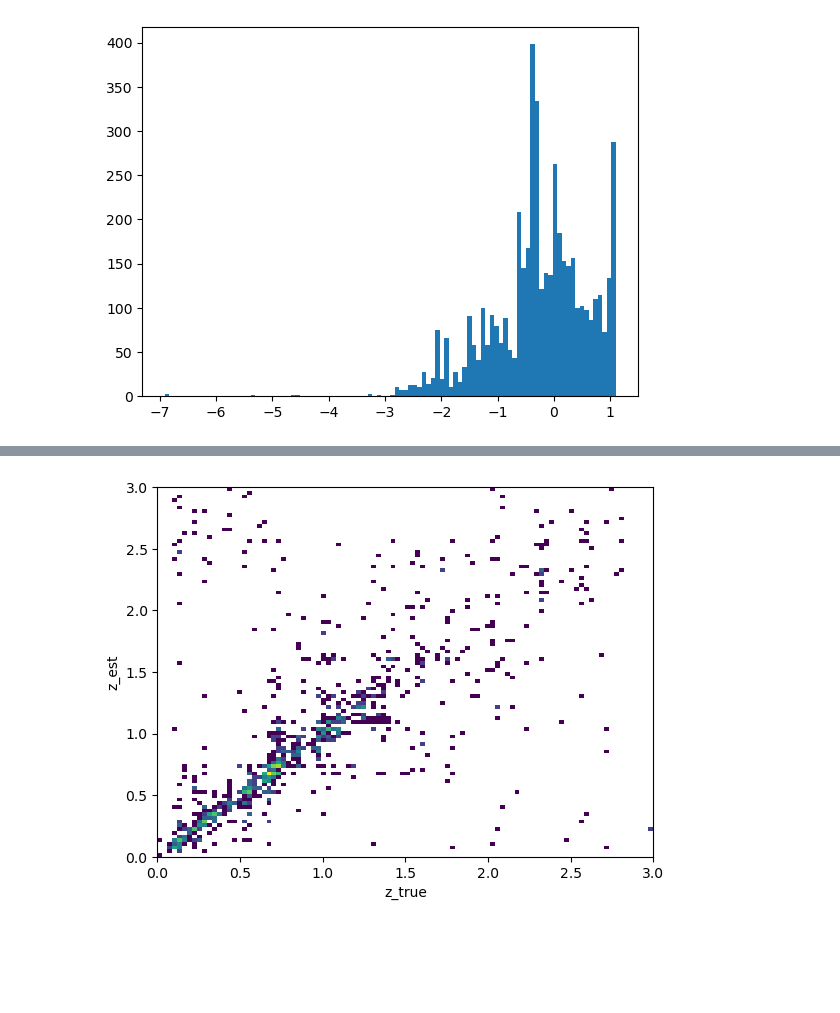
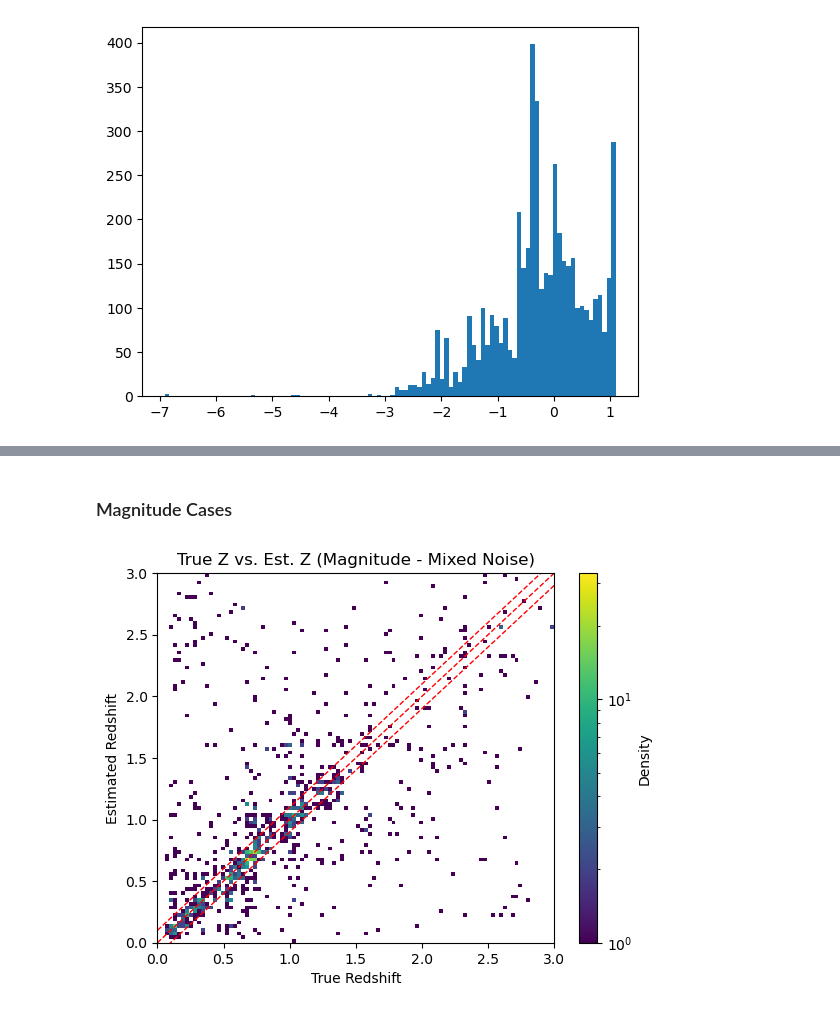
Before and after one commit to eacharles/rail_raruma, a Jupyter notebook: nb/Syst/Inform_Estimate.ipynb, the cells around one changed output, grey strips where cells are left out. Drawn from its saved outputs; the diff is of its cells as text; code cells hidden in the pictures; blank space fills up the shorter version.

```diff
--- a/nb/Syst/Inform_Estimate.ipynb
+++ b/nb/Syst/Inform_Estimate.ipynb
@@ -141,3 +126,23 @@ def create_mixed_noise_data(data, noise_levels):
+# %%
+# Create heterogeneous training set with varying noise levels assigned randomly
+#
+#  Input: data (dict), noise_levels (array of noise values)
+#  Output: new dict with heterogeneous noise applied, array of per-galaxy noise levels
+#  Contributor: astra ·₊✧ 12/2025
+
+def create_mixed_noise_data(data, noise_levels):
+    n_galaxies = len(data['redshift'])
+    n_levels = len(noise_levels)
+
+    # Randomly assign each galaxy to a noise level
+    noise_assignments = np.random.choice(n_levels, size=n_galaxies)
+
+    # Build per-galaxy noise array based on random noise level assignments
+    per_galaxy_noise = noise_levels[noise_assignments]
+
+    # Apply noise using smear_data with per-galaxy noise array
+    noisy_data = smear_data(data, per_galaxy_noise)
+    return noisy_data, per_galaxy_noise
 # %%
 # astra ·₊✧ 12/2025 .⋆˚★ Test smear_data and create_mixed_noise_data to ensure noise was applied appropriately
 
@@ -251,13 +501,17 @@ def train_test_uncertainty(train_data, test_data, z_grid, informer_class, estima
 noise_grid = np.logspace(-4, 0, 17) # Magnitudes of noise levels
 z_grid = np.linspace(0., 4., 401)  # Redshift grid for PDF evaluation
 
+# Store estimates and uncertainties by case type
+estimates = {}
+uncertainties = {}
+
 # Train and test on clean data using KNN
-uncertainty_baseline, estimate_baseline = train_test_uncertainty(
+uncertainties['baseline'], estimates['baseline'] = train_test_uncertainty(
     train, test, z_grid,
     KNearNeighInformer, KNearNeighEstimator,
     informer_kwargs={'nondetect_val': np.nan},
     label='baseline'
 )
 
-print(f"★ Baseline uncertainty: median={np.median(uncertainty_baseline):.4f}, mean={np.mean(uncertainty_baseline):.4f}")
+print(f"★ Baseline uncertainty: median={np.median(uncertainties['baseline']):.4f}, mean={np.mean(uncertainties['baseline']):.4f}")
 # %% [output]
@@ -544,11 +1055,20 @@ _ = plt.ylabel("z_est")
+# %% [markdown]
+### Magnitude Cases
 # %%
-# Visualize noisy performance: z_true vs z_estimated
+# astra ·₊✧ 01/2026 .⋆˚★ Visualize noisy performance: z_true vs z_estimated
 _ = plt.hist2d(
-     np.squeeze(estimate_noisy.data.ancil['zmode']),
-    estimate_noisy.data.ancil['redshift'],
+     np.squeeze(estimates['magnitude_mixed'].data.ancil['zmode']),
+    estimates['magnitude_mixed'].data.ancil['redshift'],
     bins=(np.linspace(0.,3, 101), np.linspace(0.,3, 101)), norm='log',
 )
-_ = plt.xlabel("z_true")
-_ = plt.ylabel("z_est")
+
+z_range = np.linspace(0, 3, 100)
+plt.plot(z_range, z_range, 'r--', linewidth=1)  # y=x
+plt.plot(z_range, z_range + 0.1, 'r--', linewidth=1)  # +0.1
+plt.plot(z_range, z_range - 0.1, 'r--', linewidth=1)  # -0.1
+plt.colorbar(label='Density')
+_ = plt.title('True Z vs. Est. Z (Magnitude - Mixed Noise)')
+_ = plt.xlabel("True Redshift")
+_ = plt.ylabel("Estimated Redshift")
 # %% [output]
-[figure, old version]
+[figure, new version]
```
Also changed, not shown: parts of 64 cells of this notebook.
